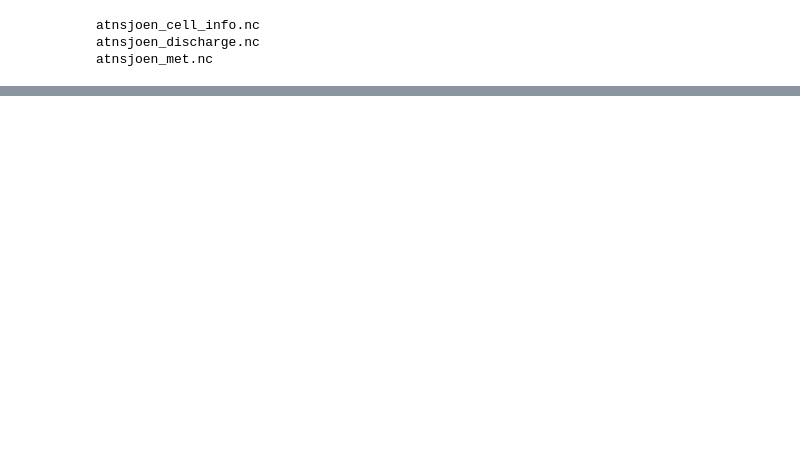
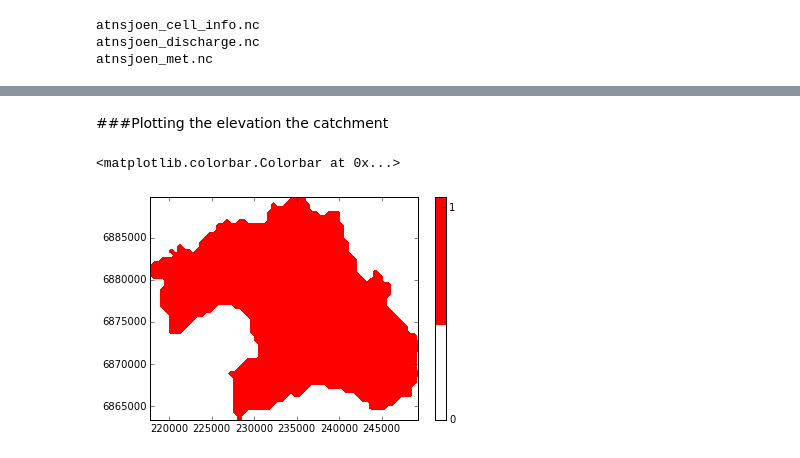
Before and after one commit to jfburkhart/shyft-course, a Jupyter notebook: 00_reading_shyft_database.ipynb, the cells around one changed output, grey strips where cells are left out. Cells and saved outputs as stored; diff of their text form; code cells hidden in the pictures; blank space fills up the shorter version.

```diff
--- a/00_reading_shyft_database.ipynb
+++ b/00_reading_shyft_database.ipynb
@@ -39,0 +177,22 @@ ls: cannot access a: No such file or directory
+# %% [markdown]
+###Plotting the elevation the catchment
+# %%
+from matplotlib import colors
+with Dataset(file_path) as dset:
+    x_vector = dset.groups['catchments'].variables['xcoord'][:]
+    y_vector = dset.groups['catchments'].variables['ycoord'][:]
+    elevation = dset.groups['catchments'].variables['catchments'][:]
+
+# make a color map of fixed colors
+cmap = colors.ListedColormap(['white', 'red'])
+bounds=[0.0,0.5,1.0]
+norm = colors.BoundaryNorm(bounds, cmap.N)
+
+# plot
+fig = contourf(x_vector,y_vector,elevation,cmap=cmap, norm=norm)
+
+# make a color bar
+colorbar(fig, cmap=cmap, norm=norm, boundaries=bounds, ticks=[0., 1.0])
+# %% [output]
+<matplotlib.colorbar.Colorbar at 0x...>
+[figure, added]
```
Also changed, not shown: parts of 24 cells of this notebook.
